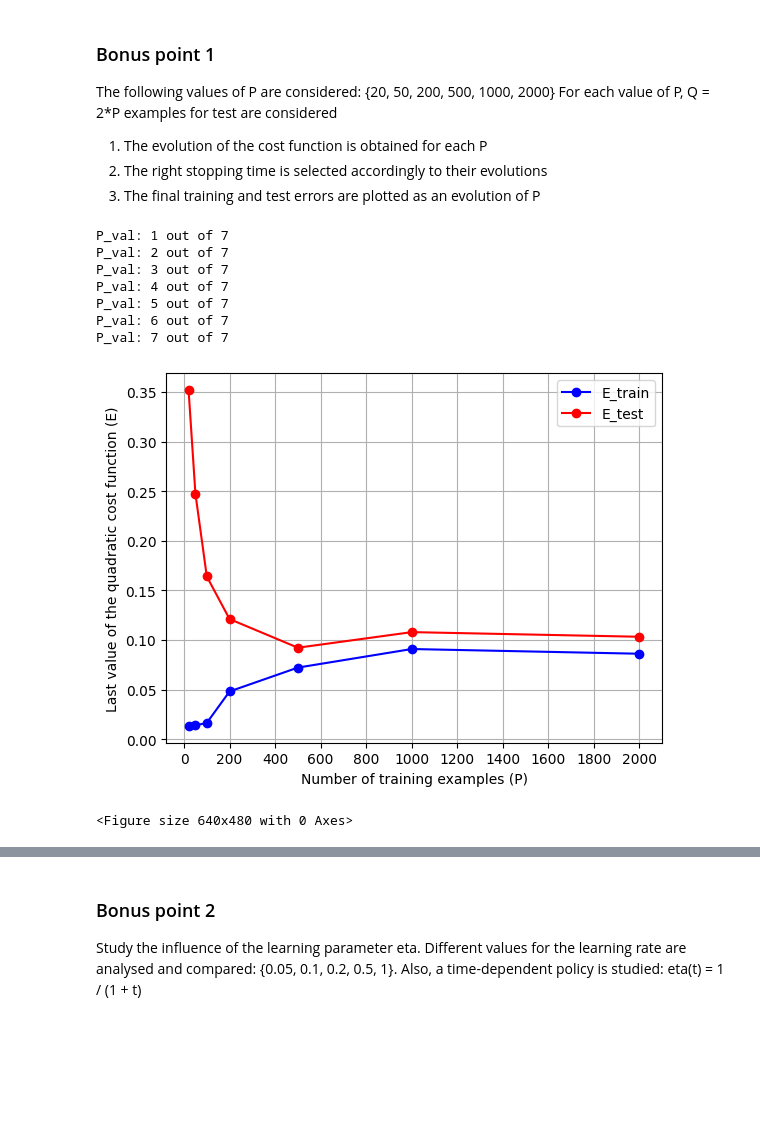
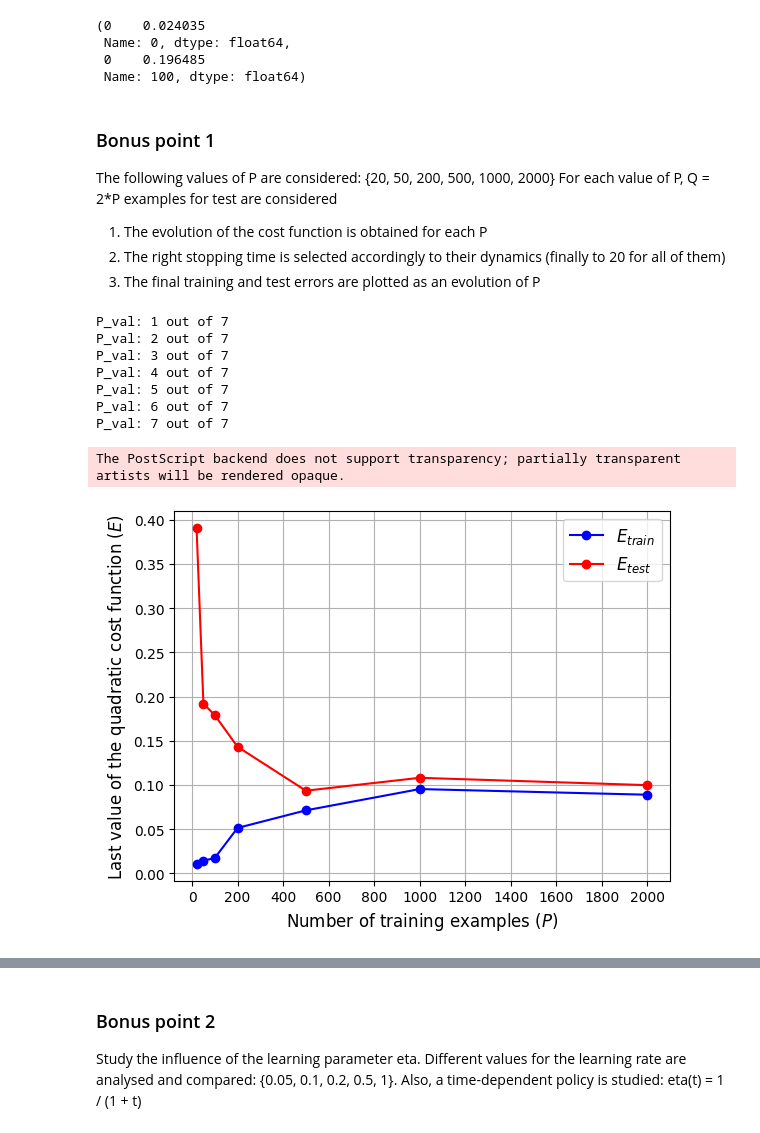
Before and after one commit to alsanron/NN-A3-Learning_by_gradient_descent, a Jupyter notebook: main.ipynb, the cells around one changed output, grey strips where cells are left out. Saved outputs shown, nothing was run; the diff lists cells and outputs as text; code cells hidden in the pictures; blank space fills up the shorter version.

```diff
--- a/main.ipynb
+++ b/main.ipynb
@@ -130,14 +136,21 @@ plot_weights(W, save_path="Data/weights.png")
+# %%
+(E_train[-1], E_test[-1])
+# %% [output]
+(0    0.024035
+ Name: 0, dtype: float64,
+ 0    0.196485
+ Name: 100, dtype: float64)
 # %% [markdown]
 ### Bonus point 1
 The following values of P are considered: {20, 50, 200, 500, 1000, 2000}
 For each value of P, Q = 2*P examples for test are considered
 1. The evolution of the cost function is obtained for each P
-2. The right stopping time is selected accordingly to their evolutions
+2. The right stopping time is selected accordingly to their dynamics (finally to 20 for all of them)
 3. The final training and test errors are plotted as an evolution of P
 # %%
 # Testing of the neural network - First the evolution of the cost
 P_values = (20, 50, 100, 200, 500, 1000, 2000)
-t_values = (15, 15, 20, 20, 20, 20, 20)
+t_values = (20, 20, 20, 20, 20, 20, 20)
 
 K = 2; eta=0.05
 final_E_train = []; final_E_test = []
@@ -160,17 +173,18 @@ P_val: 5 out of 7
 P_val: 6 out of 7
 P_val: 7 out of 7
 # %%
-plt.plot(P_values, final_E_train, 'bo-', label='E_train')
-plt.plot(P_values, final_E_test, 'ro-', label='E_test')
-plt.xlabel('Number of training examples (P)')
-plt.ylabel('Last value of the quadratic cost function (E)')
+plt.plot(P_values, final_E_train, 'bo-', label='$E_{train}$')
+plt.plot(P_values, final_E_test, 'ro-', label='$E_{test}$')
+plt.xlabel('Number of training examples ($P$)', fontsize=fontSize)
+plt.ylabel('Last value of the quadratic cost function ($E$)', fontsize=fontSize)
 plt.grid()
 plt.xticks(range(0, 2001, 200))
-plt.legend()
-plt.show()
+plt.legend(fontsize=fontSize)
 
 np.save("Data_bonus/Bonus1/final_e.npy", (final_E_train, final_E_test))
-plt.savefig("Data_bonus/Bonus1/final_e.png")
+plt.savefig("Data_bonus/Bonus1/final_e.eps")
+
+plt.show()
 # %% [output]
+The PostScript backend does not support transparency; partially transparent artists will be rendered opaque.
-[figure, old version]
+[figure, new version]
-<Figure size 640x480 with 0 Axes>
```
Also changed, not shown: parts of 7 cells of this notebook, 15 other files.
